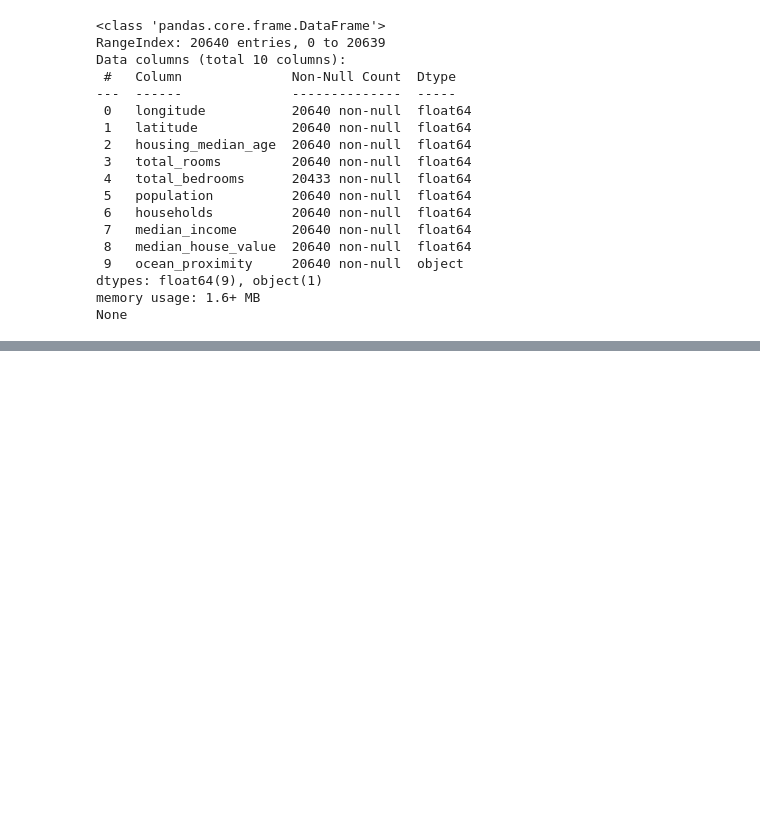
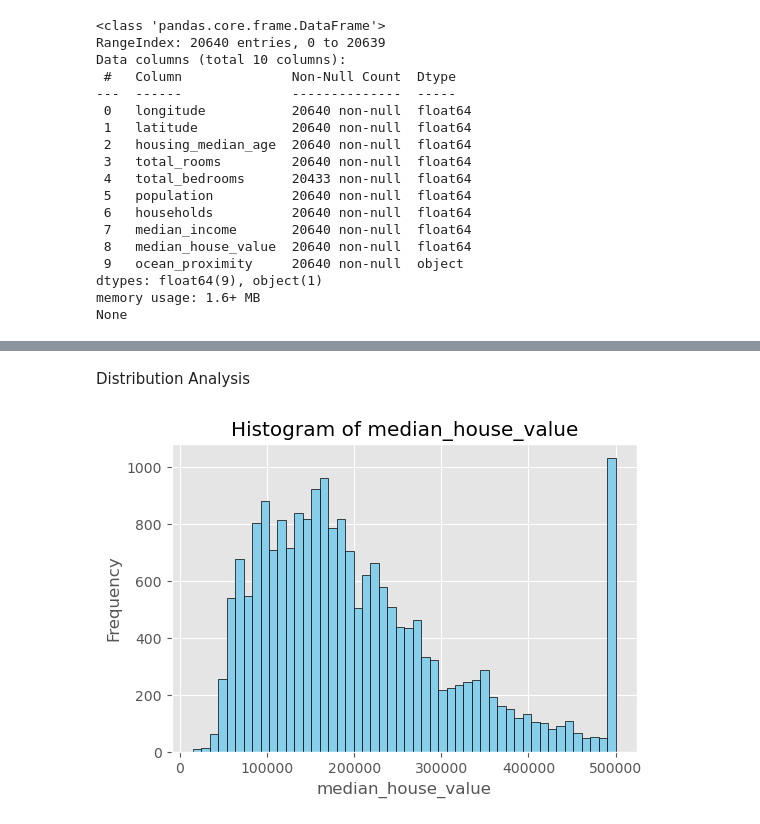
Before and after one commit to suchi-ta/EDA_Assignment, a Jupyter notebook: EDA_california.ipynb, the cells around one changed output, grey strips where cells are left out. Drawn from its saved outputs; the diff is of its cells as text; code cells hidden in the pictures; blank space fills up the shorter version.

```diff
--- a/EDA_california.ipynb
+++ b/EDA_california.ipynb
@@ -89,0 +124,3 @@ data.describe().T
+# %%
+# handling missing values by mean imputation
+data['total_bedrooms'].fillna(data['total_bedrooms'].mean(), inplace=True)
@@ -89,0 +169,8 @@ data.describe().T
+# %%
+from sklearn.preprocessing import LabelEncoder
+
+le = LabelEncoder()
+data['ocean_proximity_encoded'] = le.fit_transform(data['ocean_proximity'])
+print(le.classes_)
+data.drop('ocean_proximity', axis=1, inplace=True)
+data.head()
@@ -89,0 +209,12 @@ data.describe().T
+# %% [markdown]
+Distribution Analysis
+# %%
+plt.figure(figsize=(6,4))
+plt.hist(data['median_house_value'], bins=50, color='skyblue', edgecolor='black')
+plt.title(f'Histogram of median_house_value')
+plt.xlabel('median_house_value')
+plt.ylabel('Frequency')
+plt.grid(True)
+plt.show()
+# %% [output]
+[figure, added]
```
Also changed, not shown: parts of 20 cells of this notebook.
